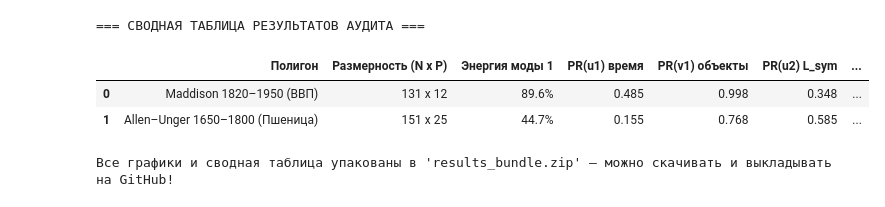
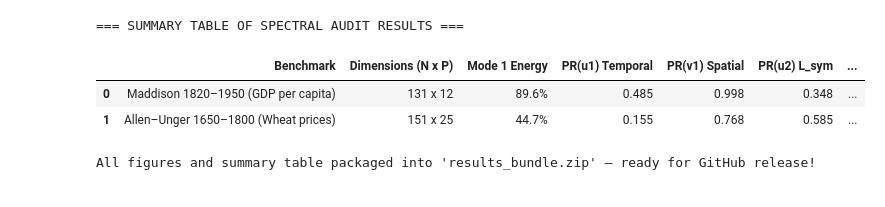
Before and after one commit to avtonomov-petr/cliometric-spectral-audit, a Jupyter notebook: cliometric_spectral_audit.ipynb, the cells around one changed output. Cells and saved outputs as stored; diff of their text form; code cells hidden in the pictures.

```diff
--- a/cliometric_spectral_audit.ipynb
+++ b/cliometric_spectral_audit.ipynb
@@ -302,37 +449,46 @@ plt.show()
 # %%
 summary_df = pd.DataFrame([
     {
-        "Полигон": "Maddison 1820–1950 (ВВП)",
-        "Размерность (N x P)": f"{len(yrs_ind)} x {len(countries_ind)}",
-        "Энергия моды 1": f"{res1_ind['energy_1']:.1%}",
-        "PR(u1) время": round(res1_ind["pr_u1"], 3),
-        "PR(v1) объекты": round(res1_ind["pr_v1"], 3),
+        "Benchmark": "Maddison 1820–1950 (GDP per capita)",
+        "Dimensions (N x P)": f"{len(yrs_ind)} x {len(countries_ind)}",
+        "Mode 1 Energy": f"{res1_ind['energy_1']:.1%}",
+        "PR(u1) Temporal": round(res1_ind["pr_u1"], 3),
+        "PR(v1) Spatial": round(res1_ind["pr_v1"], 3),
         "PR(u2) L_sym": round(participation_ratio(u2_ind), 3),
-        "Главный диагноз аудита": "Маскировка трендом + ложный перелом 1891 г. из-за Перу (LOO p=0.65)"
+        "Primary Audit Diagnosis": (
+            "Secular trend masking + spurious 1891 shift driven by Peru"
+            " (LOO p=0.65)"
+        ),
     },
     {
-        "Полигон": "Allen–Unger 1650–1800 (Пшеница)",
-        "Размерность (N x P)": f"{len(yrs_w)} x {len(cities_w)}",
-        "Энергия моды 1": f"{res1_w['energy_1']:.1%}",
-        "PR(u1) время": round(res1_w["pr_u1"], 3),
-        "PR(v1) объекты": round(res1_w["pr_v1"], 3),
+        "Benchmark": "Allen–Unger 1650–1800 (Wheat prices)",
+        "Dimensions (N x P)": f"{len(yrs_w)} x {len(cities_w)}",
+        "Mode 1 Energy": f"{res1_w['energy_1']:.1%}",
+        "PR(u1) Temporal": round(res1_w["pr_u1"], 3),
+        "PR(v1) Spatial": round(res1_w["pr_v1"], 3),
         "PR(u2) L_sym": round(pr_u2_w, 3),
-        "Главный диагноз аудита": "Захват моды шоком 1795–1800 гг. + вложенные дубли (England/Tuscany)"
-    }
+        "Primary Audit Diagnosis": (
+            "Mode capture by 1795–1800 spike + nested regional duplicates"
+            " (England/Tuscany)"
+        ),
+    },
 ])
 
-print("\n=== СВОДНАЯ ТАБЛИЦА РЕЗУЛЬТАТОВ АУДИТА ===")
+print("\n=== SUMMARY TABLE OF SPECTRAL AUDIT RESULTS ===")
 display(summary_df)
 summary_df.to_csv("figures/audit_summary_table.csv", index=False)
 
 with zipfile.ZipFile("results_bundle.zip", "w") as zout:
-    for fname in glob.glob("figures/*"):
-        zout.write(fname)
+  for fname in glob.glob("figures/*"):
+    zout.write(fname)
 
-print("\nВсе графики и сводная таблица упакованы в 'results_bundle.zip' — можно скачивать и выкладывать на GitHub!")
+print(
+    "\nAll figures and summary table packaged into 'results_bundle.zip' — ready"
+    " for GitHub release!"
+)
 # %% [output]
-=== СВОДНАЯ ТАБЛИЦА РЕЗУЛЬТАТОВ АУДИТА ===
+=== SUMMARY TABLE OF SPECTRAL AUDIT RESULTS ===
-|  | Полигон | Размерность (N x P) | Энергия моды 1 | PR(u1) время | PR(v1) объекты | PR(u2) L_sym | ... |
-| 0 | Maddison 1820–1950 (ВВП) | 131 x 12 | 89.6% | 0.485 | 0.998 | 0.348 | ... |
-| 1 | Allen–Unger 1650–1800 (Пшеница) | 151 x 25 | 44.7% | 0.155 | 0.768 | 0.585 | ... |
+|  | Benchmark | Dimensions (N x P) | Mode 1 Energy | PR(u1) Temporal | PR(v1) Spatial | PR(u2) L_sym | ... |
+| 0 | Maddison 1820–1950 (GDP per capita) | 131 x 12 | 89.6% | 0.485 | 0.998 | 0.348 | ... |
+| 1 | Allen–Unger 1650–1800 (Wheat prices) | 151 x 25 | 44.7% | 0.155 | 0.768 | 0.585 | ... |
-Все графики и сводная таблица упакованы в 'results_bundle.zip' — можно скачивать и выкладывать на GitHub!
+All figures and summary table packaged into 'results_bundle.zip' — ready for GitHub release!
```
Also changed, not shown: parts of 5 cells of this notebook.
